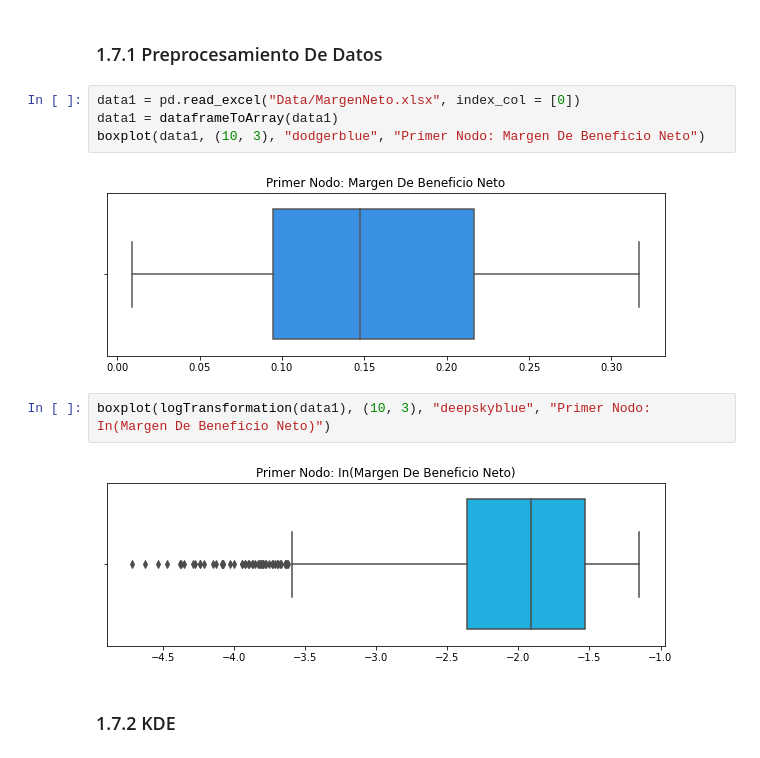
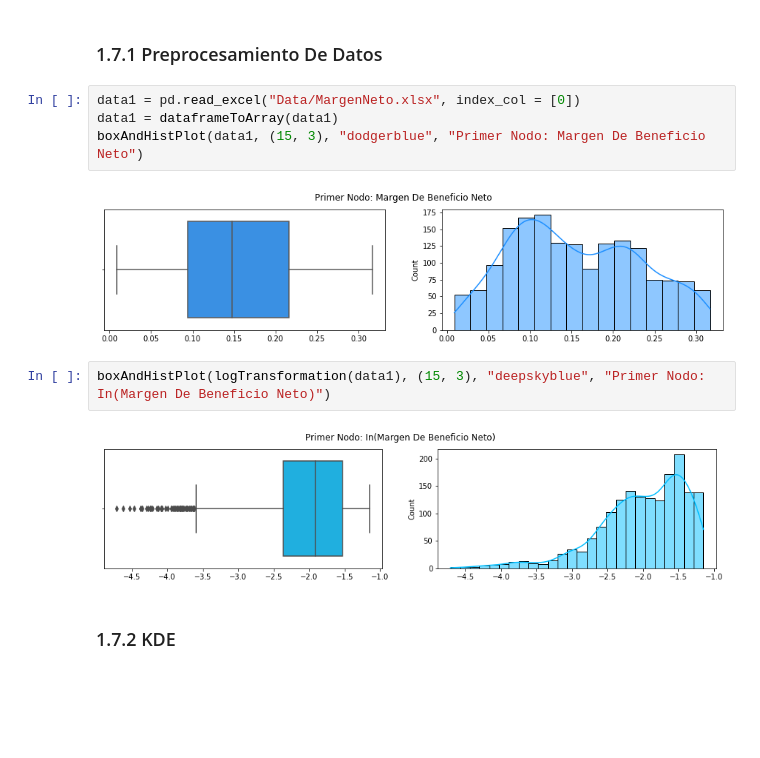
Before and after one commit to EMarquez7/Proyecto_DALopez_EMarquez, a Jupyter notebook: ProyectoModulo1_LazarenoD_DelgadoE.ipynb, the cells around one changed output. Drawn from its saved outputs; the diff is of its cells as text; blank space fills up the shorter version.

Commit message:
Nueva función agregada para la visualización preliminar de los datos

```diff
--- a/ProyectoModulo1_LazarenoD_DelgadoE.ipynb
+++ b/ProyectoModulo1_LazarenoD_DelgadoE.ipynb
@@ -309,13 +312,13 @@ def f_max(f : "Función de densidad f(x)"):
 # %%
 data1 = pd.read_excel("Data/MargenNeto.xlsx", index_col = [0])
 data1 = dataframeToArray(data1)
-boxplot(data1, (10, 3), "dodgerblue", "Primer Nodo: Margen De Beneficio Neto")
+boxAndHistPlot(data1, (15, 3), "dodgerblue", "Primer Nodo: Margen De Beneficio Neto")
 # %% [output]
-[figure, old version]
+[figure, new version]
 # %%
-boxplot(logTransformation(data1), (10, 3), "deepskyblue", "Primer Nodo: In(Margen De Beneficio Neto)")
+boxAndHistPlot(logTransformation(data1), (15, 3), "deepskyblue", "Primer Nodo: In(Margen De Beneficio Neto)")
 # %% [output]
-[figure, old version]
+[figure, new version]
 # %% [markdown]
 ### 1.7.2 KDE
 # %%
```
Also changed, not shown: parts of 17 cells of this notebook, 1 other file.
